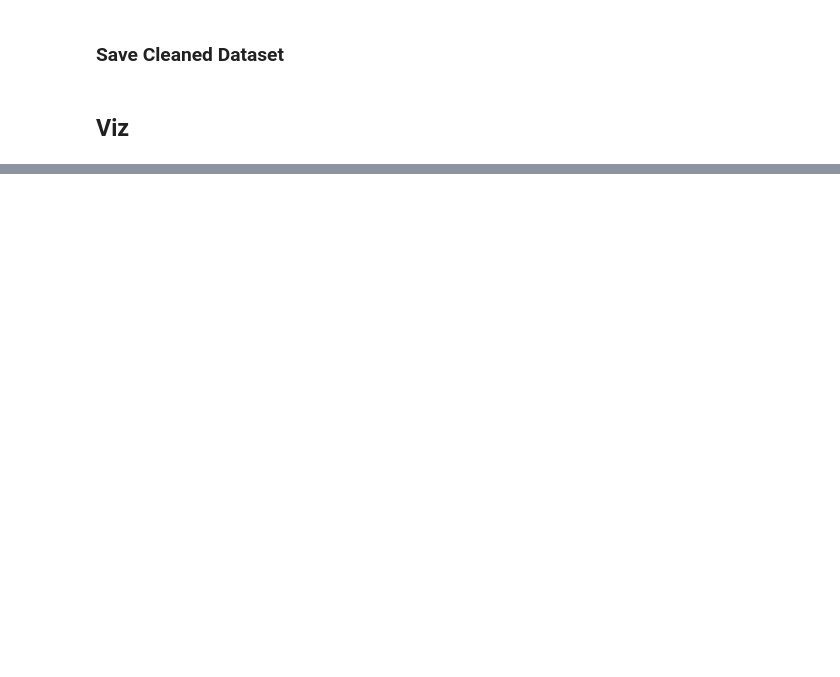
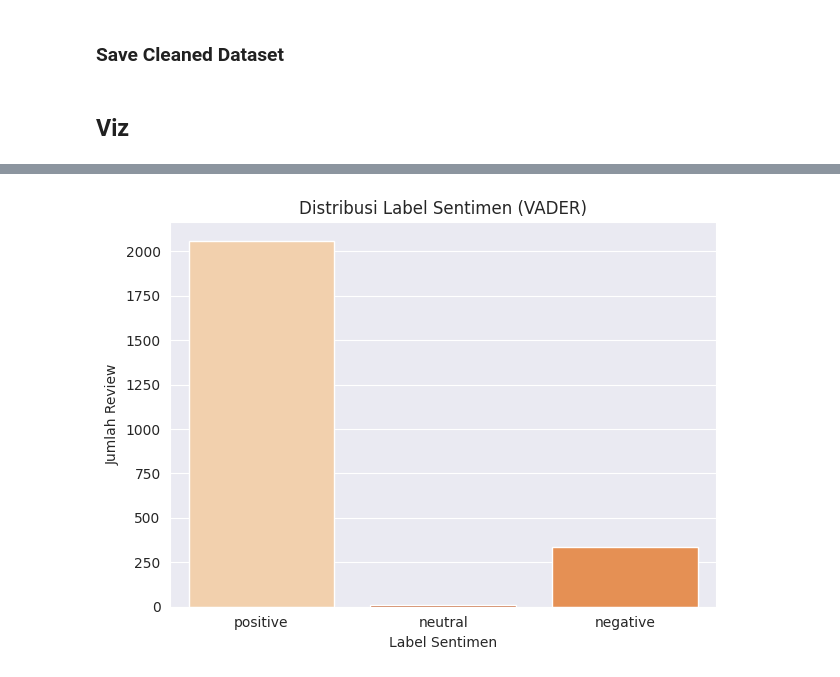
Before and after one commit to nathanaelganata/myanimelist-nlp, a Jupyter notebook: notebooks/02-sentiment-analysis.ipynb, the cells around one changed output, grey strips where cells are left out. Cells and saved outputs as stored; diff of their text form; code cells hidden in the pictures; blank space fills up the shorter version.

```diff
--- a/notebooks/02-sentiment-analysis.ipynb
+++ b/notebooks/02-sentiment-analysis.ipynb
@@ -91,0 +105,9 @@ df.to_csv(r'../data/processed/top_150_fantasy_reviews_sentiment.csv', index=Fals
+# %%
+sns.countplot(data=df, x='vader_label', order=['positive', 'neutral', 'negative'], palette='Oranges', hue='vader_label')
+plt.title('Distribusi Label Sentimen (VADER)')
+plt.xlabel('Label Sentimen')
+plt.ylabel('Jumlah Review')
+plt.tight_layout()
+plt.show()
+# %% [output]
+[figure, added]
```
Also changed, not shown: parts of 15 cells of this notebook, 2 other files.
